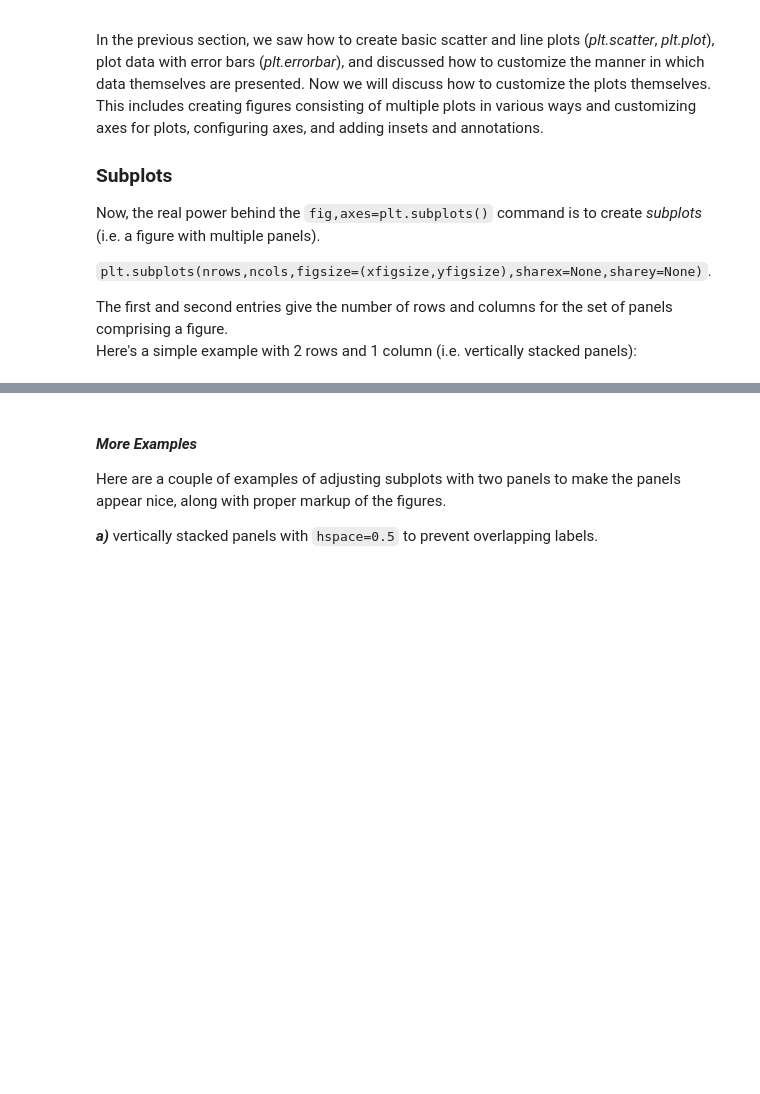
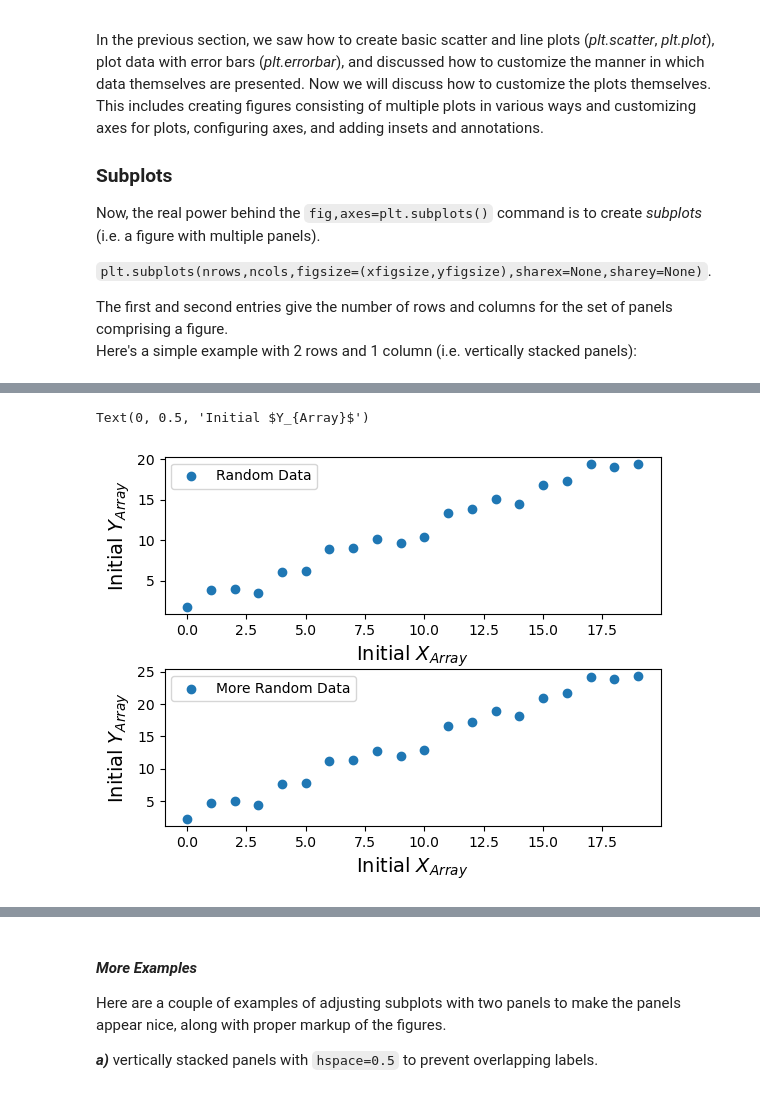
Before and after one commit to thaynecurrie/phys7903_fall2024, a Jupyter notebook: ScientificPythonNotes/Matplotlib/Python_matplotlib_part2a.ipynb, the cells around one changed output, grey strips where cells are left out. Drawn from its saved outputs; the diff is of its cells as text; code cells hidden in the pictures; blank space fills up the shorter version.

```diff
--- a/ScientificPythonNotes/Matplotlib/Python_matplotlib_part2a.ipynb
+++ b/ScientificPythonNotes/Matplotlib/Python_matplotlib_part2a.ipynb
@@ -125,0 +119,23 @@ axes[1].legend(loc='best')
+# %%
+#Here is a simple example, adjusting the first plot
+
+xarray=np.arange(0,20)
+yarray=np.arange(20)+3*np.random.rand(20)
+yarray2=yarray*1.25
+
+#two rows, one column
+fig,axes=plt.subplots(2,1)
+fig.subplots_adjust(hspace=.35) #watch what happens when we change this
+#,right=0.6,left=0.30
+
+axes[0].scatter(xarray,yarray,label='Random Data')
+axes[1].scatter(xarray,yarray2,label='More Random Data')
+axes[0].legend(loc='best')
+axes[1].legend(loc='best')
+axes[0].set_xlabel('Initial $X_{Array}$',size=14)
+axes[0].set_ylabel('Initial $Y_{Array}$',size=14)
+axes[1].set_xlabel('Initial $X_{Array}$',size=14)
+axes[1].set_ylabel('Initial $Y_{Array}$',size=14)
+# %% [output]
+Text(0, 0.5, 'Initial $Y_{Array}$')
+[figure, added]
```
Also changed, not shown: parts of 18 cells of this notebook, 3 other files.
